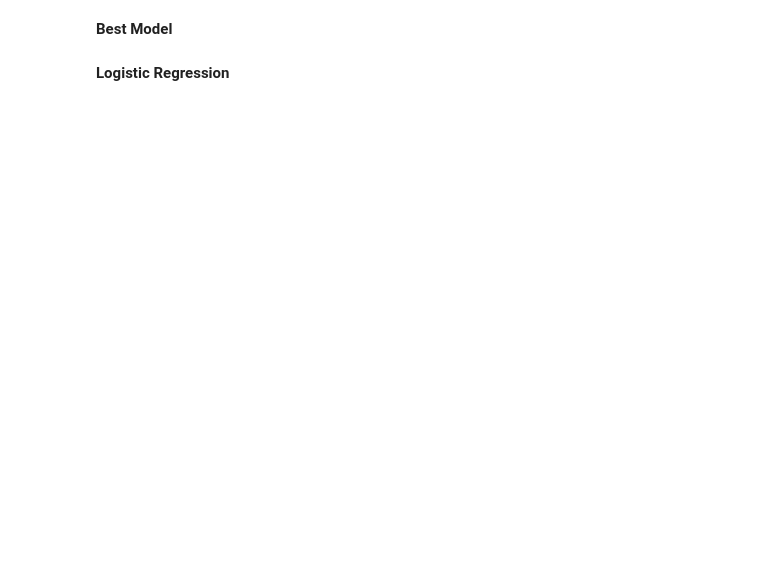
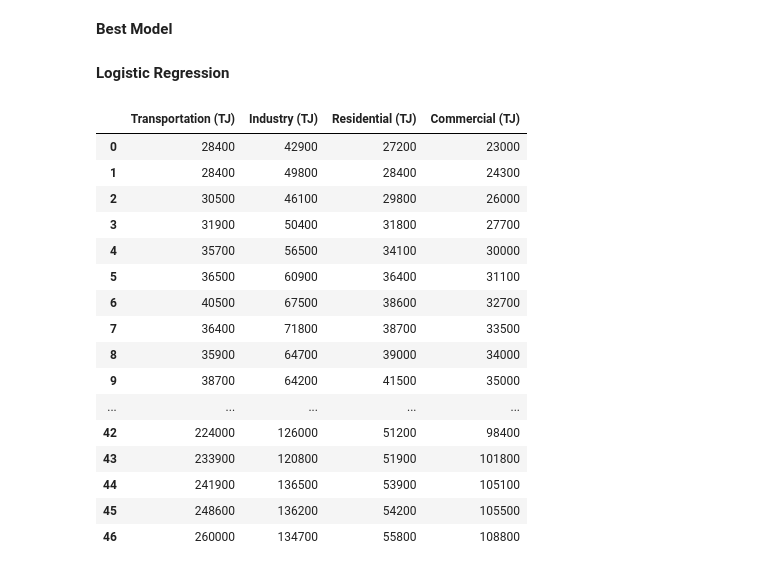
Before and after one commit to ELALAY/Morocco-Energy-Consumption-Production-Prediction, a Jupyter notebook: Prediction of Factors.ipynb, the cells around one changed output. Cells and saved outputs as stored; diff of their text form; code cells hidden in the pictures; blank space fills up the shorter version.

```diff
--- a/Prediction of Factors.ipynb
+++ b/Prediction of Factors.ipynb
@@ -128,2 +173,30 @@ nb_acc = accuracy_score(pred_y, y_test)
 # %% [markdown]
 **Logistic Regression**
+# %%
+#Category 1
+tr = df['Transportation (TJ)']
+ind = df['Industry  (TJ)']
+res = df['Residential (TJ)']
+com = df['Commercial (TJ)']
+#prod = df['Transportation (TJ)', 'Industry (TJ)', 'Residential (TJ)', 'Commercial (TJ)']
+#prod = prod[:-10]
+cat1 = pd.concat([tr, ind, res, com], axis = 1)
+cat1
+# %% [output]
+|  | Transportation (TJ) | Industry (TJ) | Residential (TJ) | Commercial (TJ) |
+| 0 | 28400 | 42900 | 27200 | 23000 |
+| 1 | 28400 | 49800 | 28400 | 24300 |
+| 2 | 30500 | 46100 | 29800 | 26000 |
+| 3 | 31900 | 50400 | 31800 | 27700 |
+| 4 | 35700 | 56500 | 34100 | 30000 |
+| 5 | 36500 | 60900 | 36400 | 31100 |
+| 6 | 40500 | 67500 | 38600 | 32700 |
+| 7 | 36400 | 71800 | 38700 | 33500 |
+| 8 | 35900 | 64700 | 39000 | 34000 |
+| 9 | 38700 | 64200 | 41500 | 35000 |
+| ... | ... | ... | ... | ... |
+| 42 | 224000 | 126000 | 51200 | 98400 |
+| 43 | 233900 | 120800 | 51900 | 101800 |
+| 44 | 241900 | 136500 | 53900 | 105100 |
+| 45 | 248600 | 136200 | 54200 | 105500 |
+| 46 | 260000 | 134700 | 55800 | 108800 |
```
Also changed, not shown: parts of 27 cells of this notebook.
